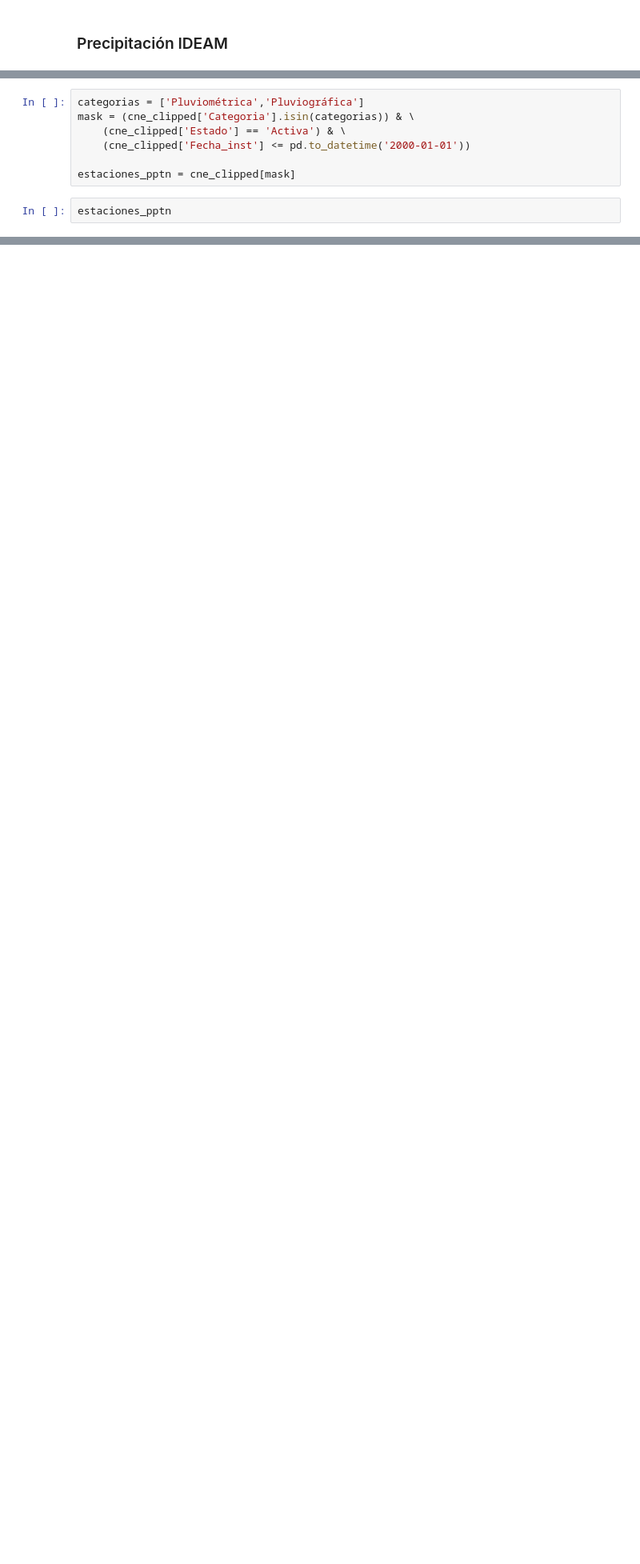
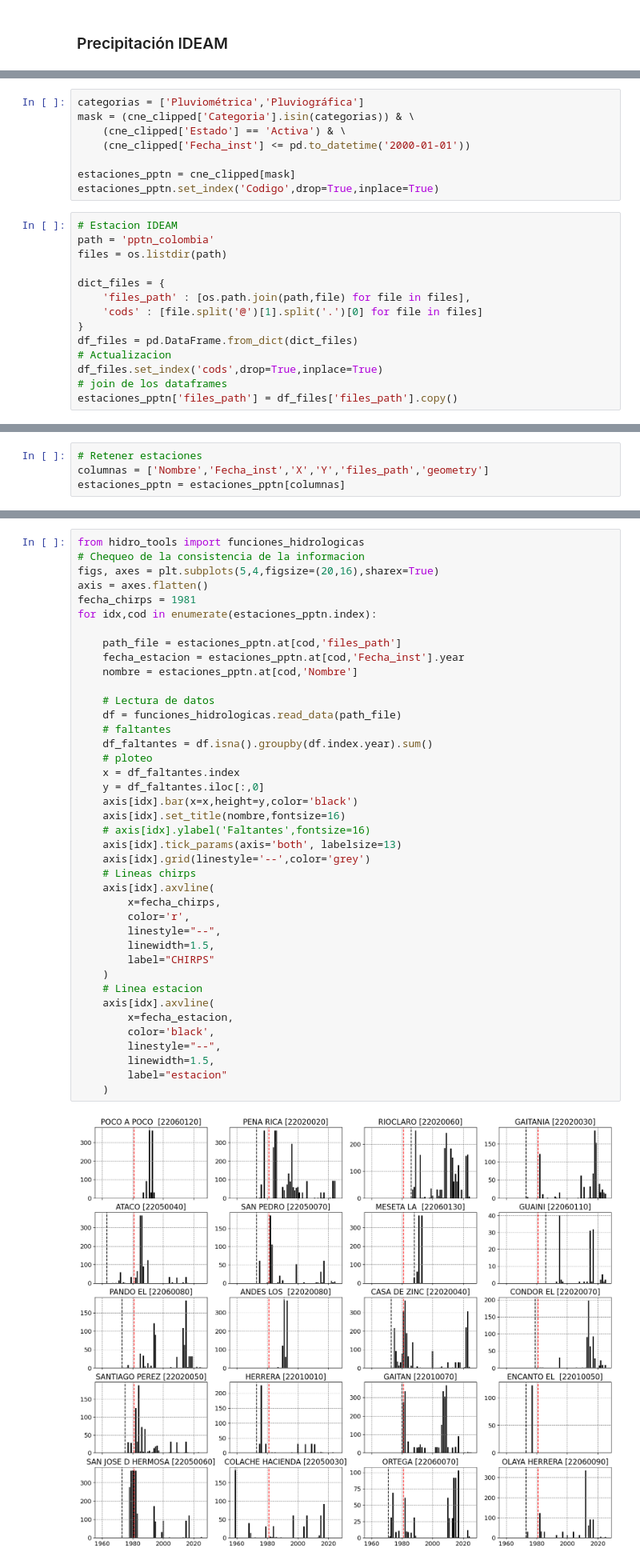
Before and after one commit to Juliant06/hidrologia_saldana, a Jupyter notebook: hidrologia_saldana.ipynb, the cells around one changed output, grey strips where cells are left out. Shown at 80% size. Cells and saved outputs as stored; diff of their text form; blank space fills up the shorter version.

Commit message:
adicion precipitacion ideam

```diff
--- a/hidrologia_saldana.ipynb
+++ b/hidrologia_saldana.ipynb
@@ -199,6 +197,19 @@ mask = (cne_clipped['Categoria'].isin(categorias)) & \
     (cne_clipped['Fecha_inst'] <= pd.to_datetime('2000-01-01'))
 
 estaciones_pptn = cne_clipped[mask]
+estaciones_pptn.set_index('Codigo',drop=True,inplace=True)
 # %%
-estaciones_pptn
+# Estacion IDEAM
+path = 'pptn_colombia'
+files = os.listdir(path)
+
+dict_files = {
+    'files_path' : [os.path.join(path,file) for file in files],
+    'cods' : [file.split('@')[1].split('.')[0] for file in files]
+}
+df_files = pd.DataFrame.from_dict(dict_files)
+# Actualizacion
+df_files.set_index('cods',drop=True,inplace=True)
+# join de los dataframes
+estaciones_pptn['files_path'] = df_files['files_path'].copy()
 # %% [output]
@@ -398,0 +230,4 @@ df_temp
+# %%
+# Retener estaciones
+columnas = ['Nombre','Fecha_inst','X','Y','files_path','geometry']
+estaciones_pptn = estaciones_pptn[columnas]
@@ -399,3 +247,45 @@ df_temp
+# %%
+from hidro_tools import funciones_hidrologicas
+# Chequeo de la consistencia de la informacion
+figs, axes = plt.subplots(5,4,figsize=(20,16),sharex=True)
+axis = axes.flatten()
+fecha_chirps = 1981
+for idx,cod in enumerate(estaciones_pptn.index):
+
+    path_file = estaciones_pptn.at[cod,'files_path']
+    fecha_estacion = estaciones_pptn.at[cod,'Fecha_inst'].year
+    nombre = estaciones_pptn.at[cod,'Nombre']
+
+    # Lectura de datos
+    df = funciones_hidrologicas.read_data(path_file)
+    # faltantes
+    df_faltantes = df.isna().groupby(df.index.year).sum()
+    # ploteo
+    x = df_faltantes.index
+    y = df_faltantes.iloc[:,0]
+    axis[idx].bar(x=x,height=y,color='black')
+    axis[idx].set_title(nombre,fontsize=16)
+    # axis[idx].ylabel('Faltantes',fontsize=16)
+    axis[idx].tick_params(axis='both', labelsize=13)
+    axis[idx].grid(linestyle='--',color='grey')
+    # Lineas chirps
+    axis[idx].axvline(
+        x=fecha_chirps,
+        color='r',
+        linestyle="--",
+        linewidth=1.5,
+        label="CHIRPS"
+    )
+    # Linea estacion
+    axis[idx].axvline(
+        x=fecha_estacion,
+        color='black',
+        linestyle="--",
+        linewidth=1.5,
+        label="estacion"
+    )
+# %% [output]
+[figure, added]
 # %% [markdown]
 ### Precipitación Chirps
 # %%
```
Also changed, not shown: parts of 13 cells of this notebook.
